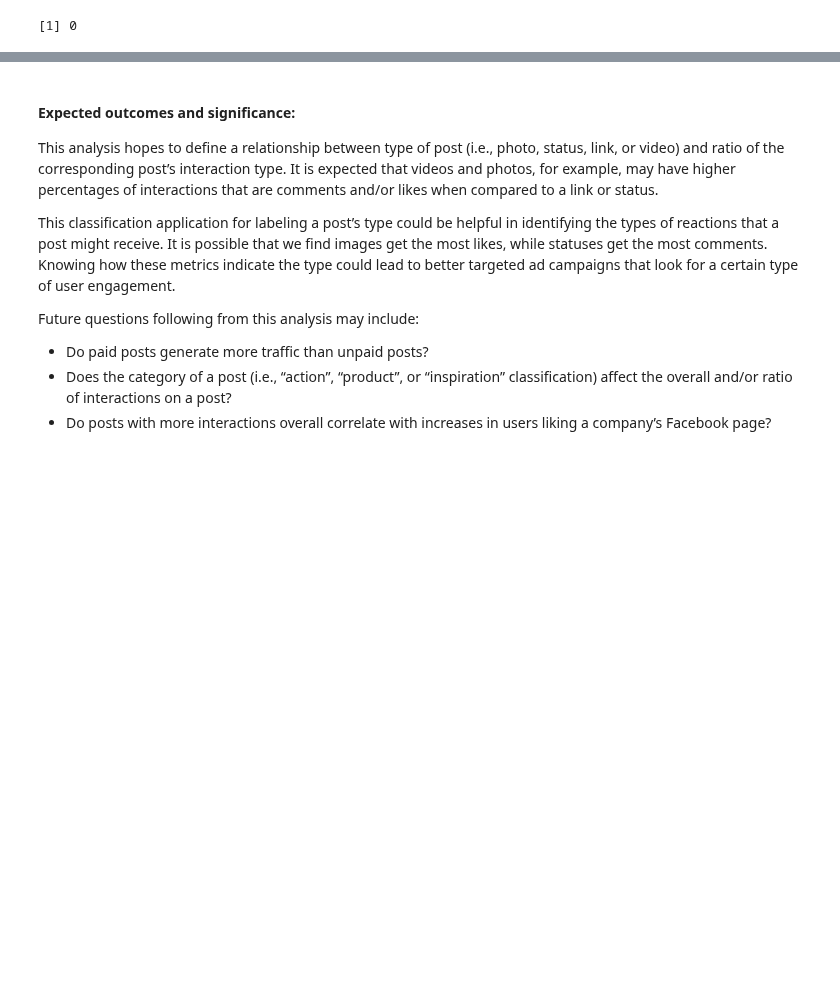
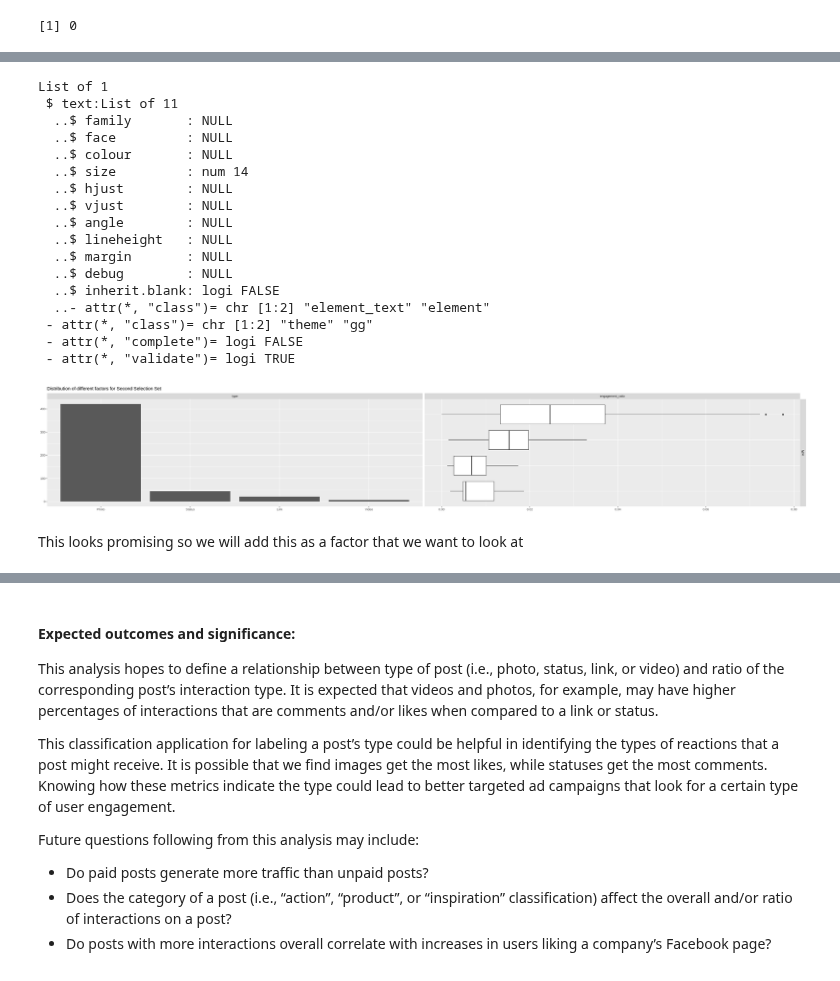
Before and after one commit to lucykvs/DSCI100-Project, a Jupyter notebook: Project.ipynb, the cells around one changed output, grey strips where cells are left out. Saved outputs shown, nothing was run; the diff lists cells and outputs as text; code cells hidden in the pictures; blank space fills up the shorter version.

```diff
--- a/Project.ipynb
+++ b/Project.ipynb
@@ -345,0 +364,33 @@ To visualize our results, we plan to use a confusion matrix. This will display h
+# %%
+fb_select_plot3 <- fb_data_clean %>%
+    mutate(engagement_ratio = interactions / reach) %>%
+    select(type, engagement_ratio) %>%
+    ggpairs() +
+    ggtitle("Distribution of different factors for Second Selection Set")
+    theme(text = element_text(size=14))
+
+# Select just the top row because it is the only thing that we are trt
+fb_select_plot3$nrow <- 1
+fb_select_plot3$yAxisLabels <- fb_select_plot$yAxisLabels[1]
+fb_select_plot3
+# %% [output]
+List of 1
+ $ text:List of 11
+  ..$ family       : NULL
+  ..$ face         : NULL
+  ..$ colour       : NULL
+  ..$ size         : num 14
+  ..$ hjust        : NULL
+  ..$ vjust        : NULL
+  ..$ angle        : NULL
+  ..$ lineheight   : NULL
+  ..$ margin       : NULL
+  ..$ debug        : NULL
+  ..$ inherit.blank: logi FALSE
+  ..- attr(*, "class")= chr [1:2] "element_text" "element"
+ - attr(*, "class")= chr [1:2] "theme" "gg"
+ - attr(*, "complete")= logi FALSE
+ - attr(*, "validate")= logi TRUE
+[figure, added]
+# %% [markdown]
+This looks promising so we will add this as a factor that we want to look at
```
Also changed, not shown: parts of 58 cells of this notebook, 3 other files.
